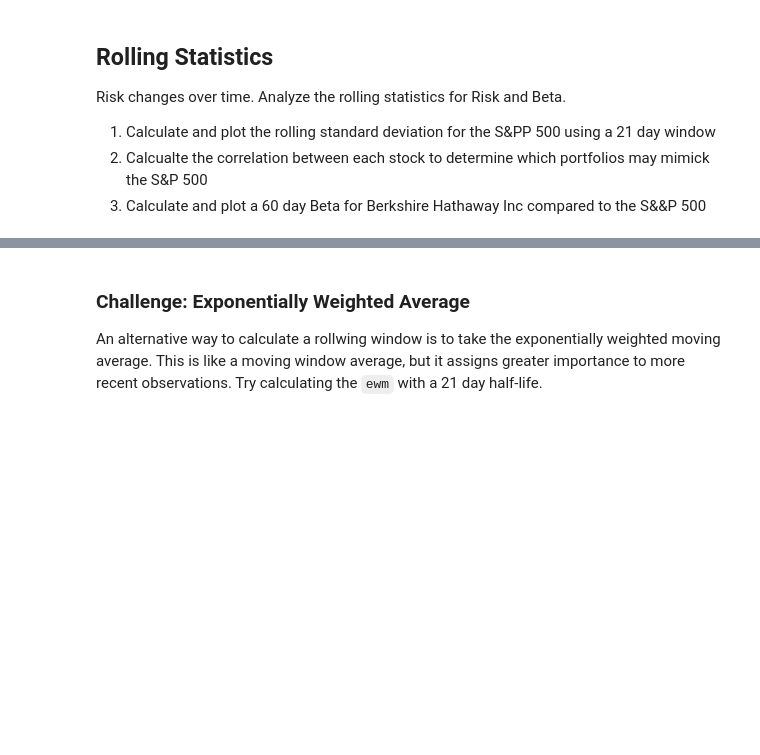
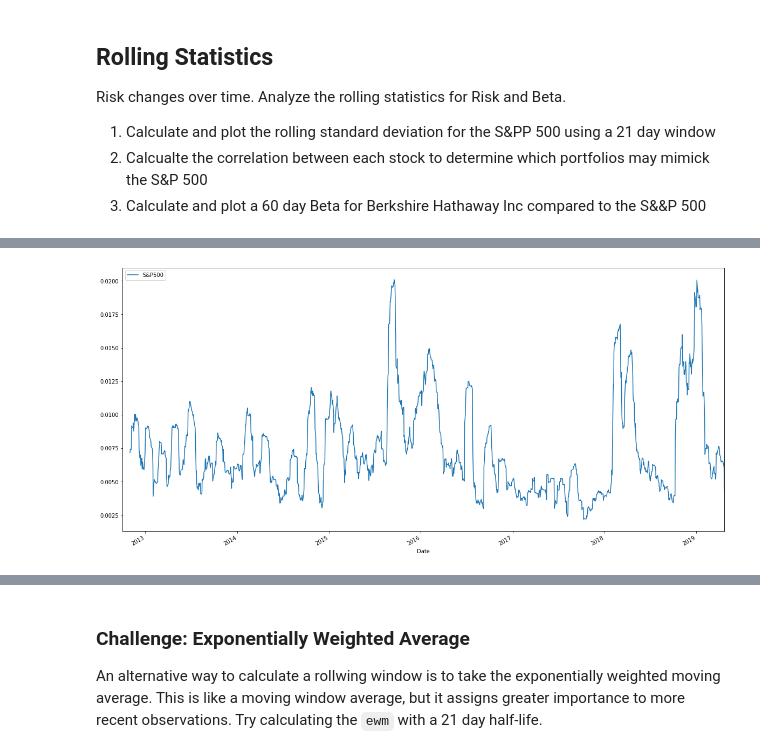
Before and after one commit to exposuretherapy/Pandas-Homework, a Jupyter notebook: whale_analysis.ipynb, the cells around one changed output, grey strips where cells are left out. Saved outputs shown, nothing was run; the diff lists cells and outputs as text; code cells hidden in the pictures; blank space fills up the shorter version.

```diff
--- a/whale_analysis.ipynb
+++ b/whale_analysis.ipynb
@@ -282,6 +283,5 @@ Risk changes over time. Analyze the rolling statistics for Risk and Beta.
 2. Calculate and plot a 60 day Beta for Berkshire Hathaway Inc compared to the S&&P 500
 # %%
 # Calculate and plot the rolling standard deviation for the S&PP 500 using a 21 day window
-rolling_returns=returns_daily.rolling(21).std()
-rolling_returns.head()
+rolling_returns=sp500_history_daily.rolling(window=21).std().plot(figsize=(20,10))
 # %% [output]
@@ -294,0 +288 @@ rolling_returns.head()
+[figure, added]
```
Also changed, not shown: parts of 7 cells of this notebook.
